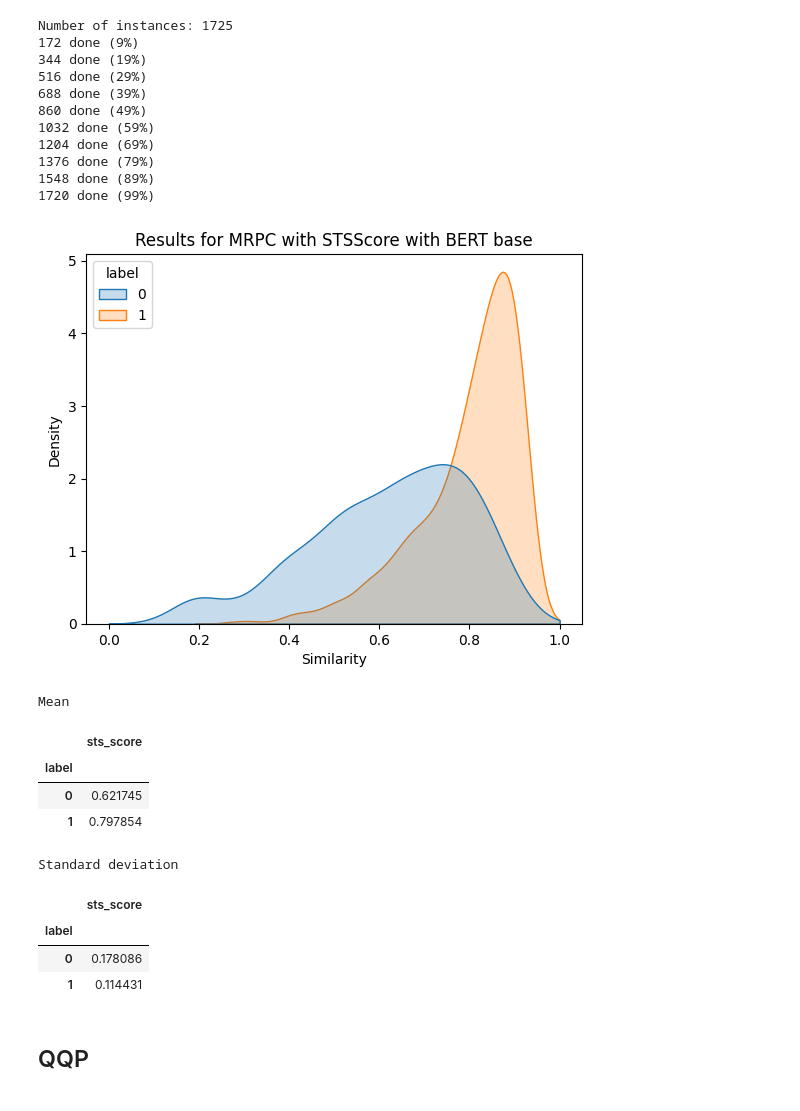
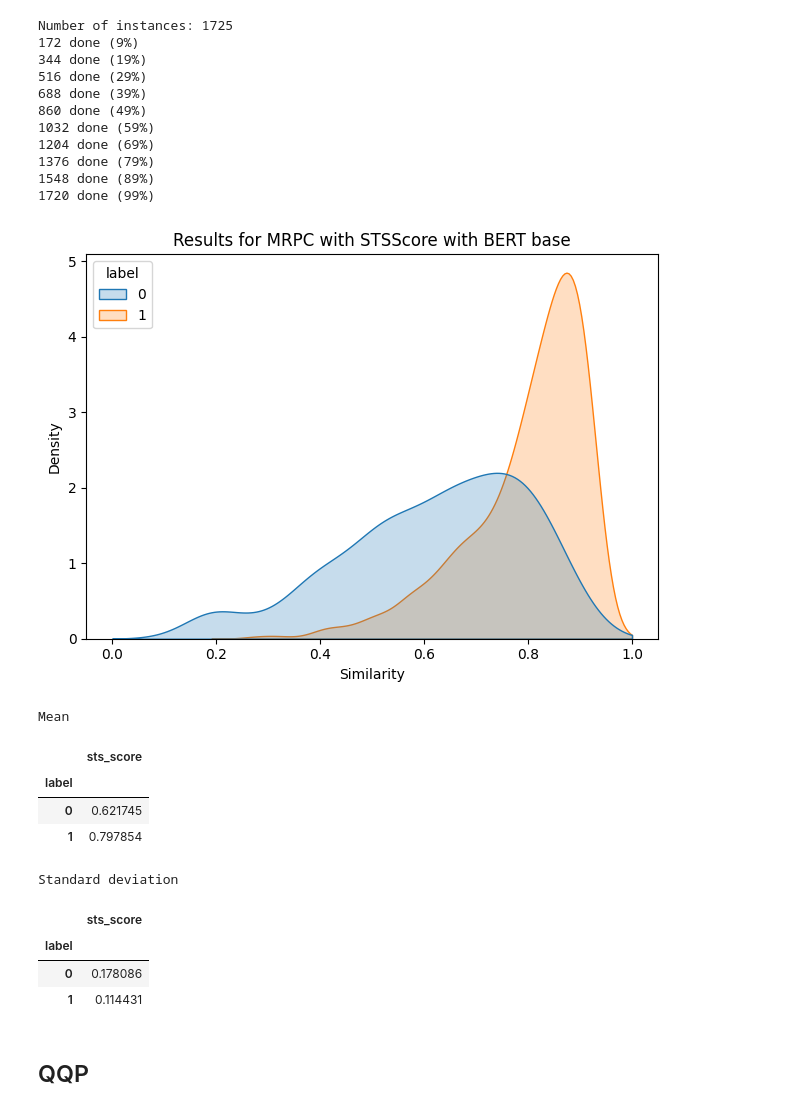
Before and after one commit to aieng-lab/stsscore, a Jupyter notebook: bert-base-ablation.ipynb, the cells around one changed output. Cells and saved outputs as stored; diff of their text form; code cells hidden in the pictures.

```diff
--- a/bert-base-ablation.ipynb
+++ b/bert-base-ablation.ipynb
@@ -127,18 +123,19 @@ Number of instances: 1725
 # %%
 ax = sns.kdeplot(scores_mrpc, x="sts_score", hue="label", fill=True, common_norm=False, clip=[0,1])
 
 ax.set_xlabel("Similarity")
 ax.set_title("Results for MRPC with STSScore with BERT base")
 
 sns.move_legend(ax, "upper left")
-fig.tight_layout()
+plt.tight_layout()
+plt.savefig('plots/mrpc_bertbase.pdf', bbox_inches='tight')
 plt.show()
 print('Mean')
 display(scores_mrpc.groupby('label').mean())
 print('Standard deviation')
 display(scores_mrpc.groupby('label').std())
 # %% [output]
-[figure, old version]
+[figure, new version]
 Mean
 |  | sts_score |
 | label |  |
```
Also changed, not shown: parts of 7 cells of this notebook, 6 other files.
